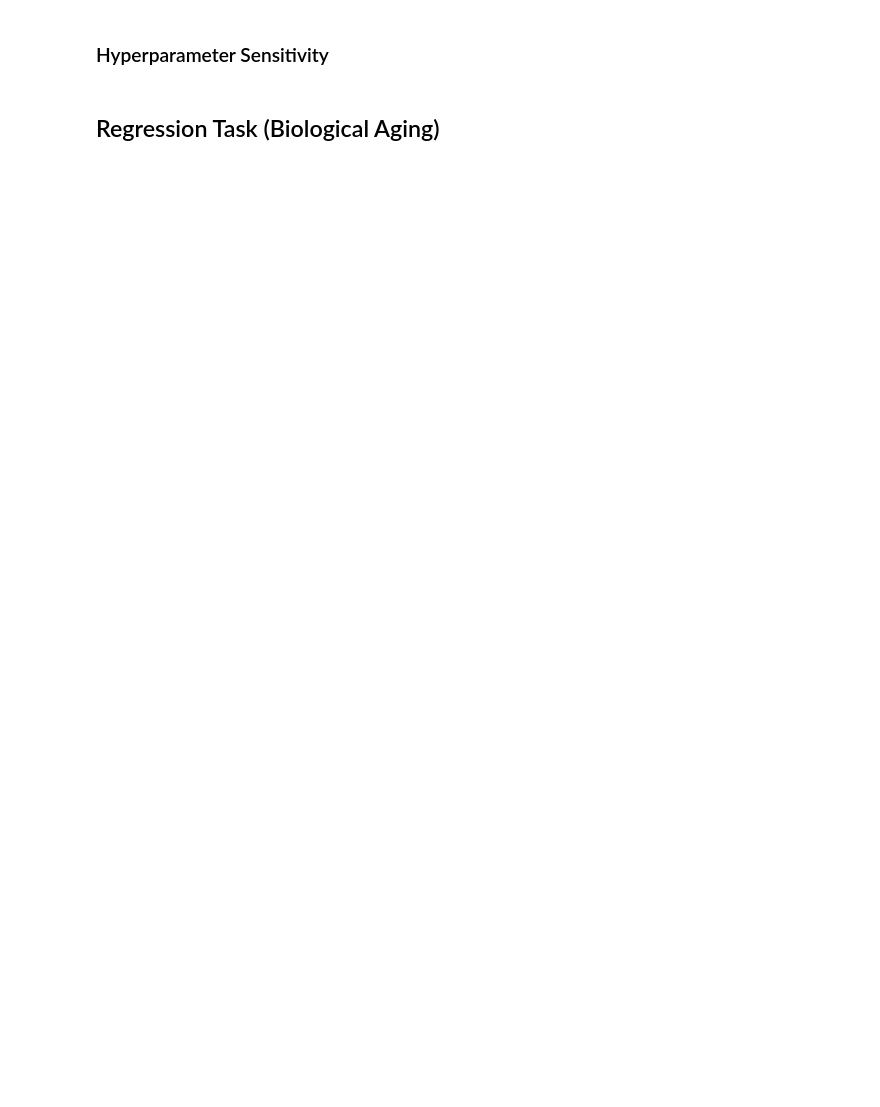
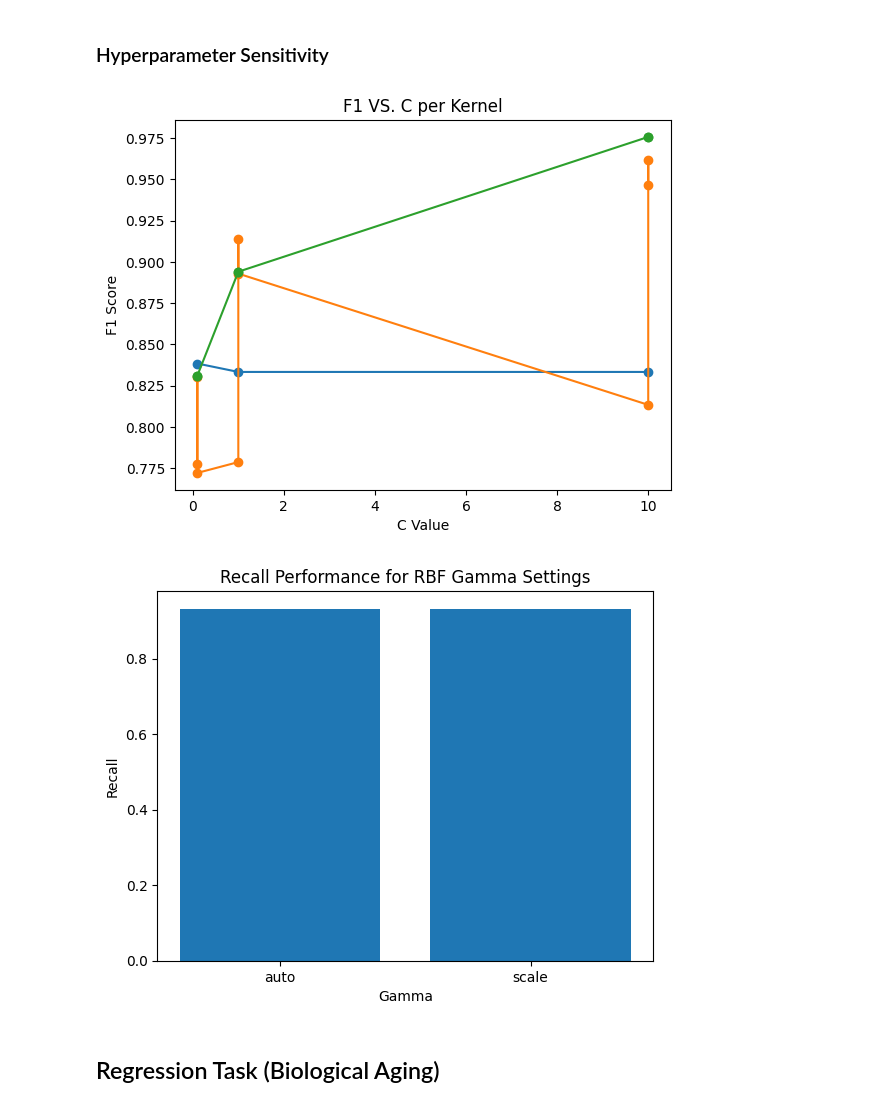
Before and after one commit to csci1851/homework-3-veronicafigueroa, a Jupyter notebook: src/playground.ipynb, the cells around one changed output. Saved outputs shown, nothing was run; the diff lists cells and outputs as text; code cells hidden in the pictures; blank space fills up the shorter version.

```diff
--- a/src/playground.ipynb
+++ b/src/playground.ipynb
@@ -82,6 +270,31 @@ df_aging = loader.get_aging_data(pickle_path="data/GSE139307.pkl")
 # %%
 # TODO: Make 1-2 concise visuals of performance vs C/gamma/degree
 # Example: line plot of F1 vs C for a fixed kernel
+
+plt.figure()
+for kernel in results_df["kernel"].unique():
+    kernel_type =results_df[results_df["kernel"] == kernel]
+    plt.plot(kernel_type["C"], kernel_type["f1"], marker="o", label=kernel)
+
+plt.title("F1 VS. C per Kernel")
+plt.xlabel("C Value")
+plt.ylabel("F1 Score")
+
+# Example #2 - Recall performance for different gammas (RBF kernel only)
+rbf_df = results_df[results_df["kernel"] == "rbf"]
+gamma_recall = rbf_df.groupby("gamma")["recall"].mean()
+plt.figure()
+
+plt.bar(gamma_recall.index.astype(str), gamma_recall.values)
+
+plt.xlabel("Gamma")
+plt.ylabel("Recall")
+plt.title("Recall Performance for RBF Gamma Settings")
+
+plt.show()
+# %% [output]
+[figure, added]
+[figure, added]
 # %% [markdown]
 ## Regression Task (Biological Aging)
 # %%
```
Also changed, not shown: parts of 15 cells of this notebook, 6 other files.
